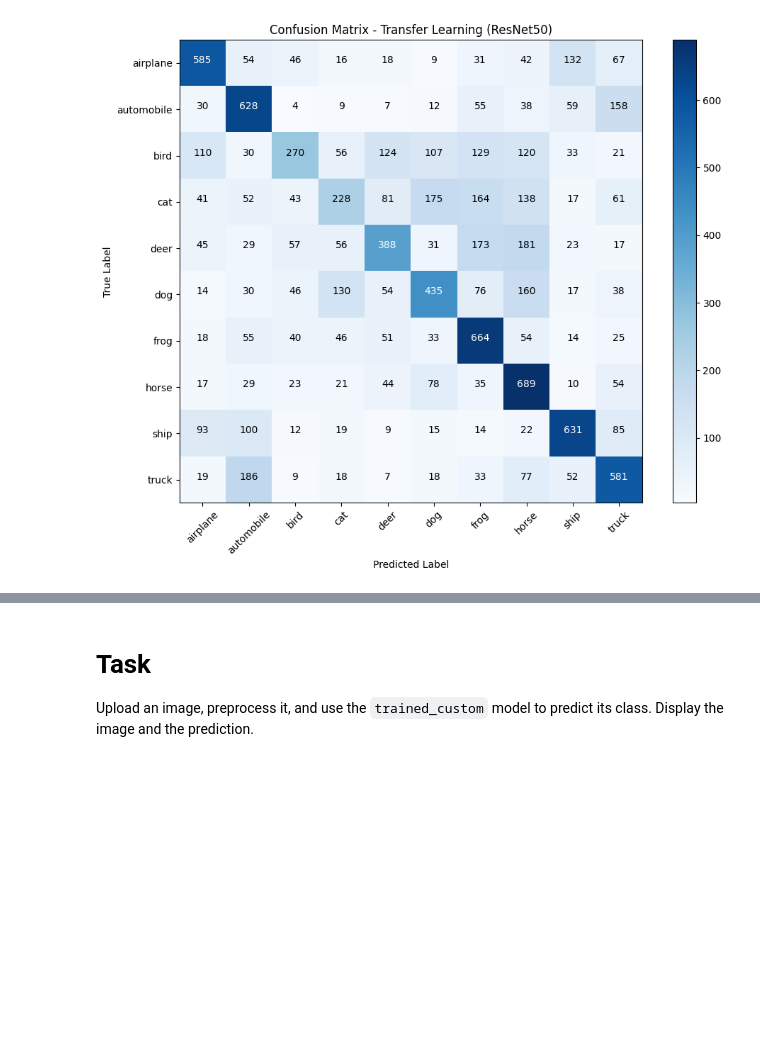
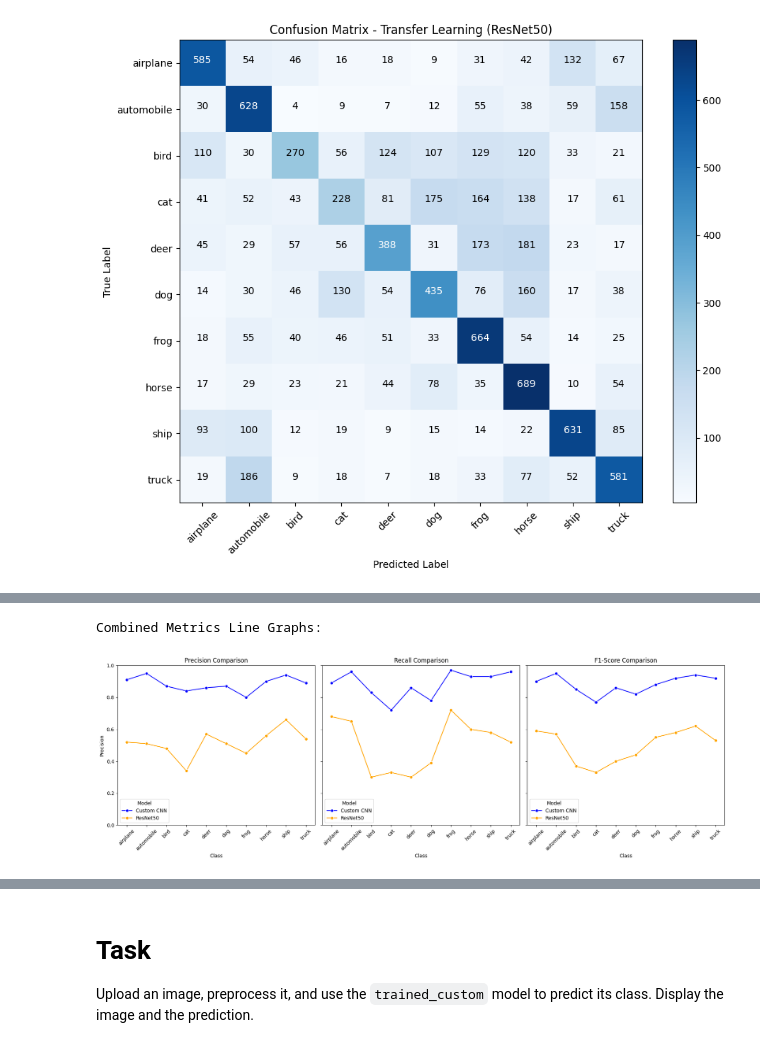
Before and after one commit to AliveBotswana/alivebotswana-eportfolio-msc-ai, a Jupyter notebook: DeepLearning.ipynb, the cells around one changed output, grey strips where cells are left out. Drawn from its saved outputs; the diff is of its cells as text; code cells hidden in the pictures; blank space fills up the shorter version.

```diff
--- a/DeepLearning.ipynb
+++ b/DeepLearning.ipynb
@@ -540,0 +624,27 @@ Validation Loss: 0.8188
+# %%
+# Cell: Combined Line Graphs for Precision, Recall, F1-Score
+
+# Combine dataframes with 'Model' identifier
+custom_df['Model'] = 'Custom CNN'
+resnet_df['Model'] = 'ResNet50'
+combined_df = pd.concat([custom_df, resnet_df], ignore_index=True)
+
+# Function to plot combined metrics
+def plot_combined_metrics(df):
+    metrics = ['Precision', 'Recall', 'F1-Score']
+    fig, axes = plt.subplots(1, 3, figsize=(18, 6), sharey=True)
+    for i, metric in enumerate(metrics):
+        sns.lineplot(data=df, x='Class', y=metric, hue='Model', marker='o', ax=axes[i], palette=['blue', 'orange'])
+        axes[i].set_title(f'{metric} Comparison')
+        axes[i].set_ylim(0, 1)
+        axes[i].tick_params(axis='x', rotation=45)
+        axes[i].legend(title='Model')
+    plt.tight_layout()
+    plt.show()
+
+# Plot combined
+print("Combined Metrics Line Graphs:")
+plot_combined_metrics(combined_df)
+# %% [output]
+Combined Metrics Line Graphs:
+[figure, added]
```
Also changed, not shown: parts of 19 cells of this notebook.
